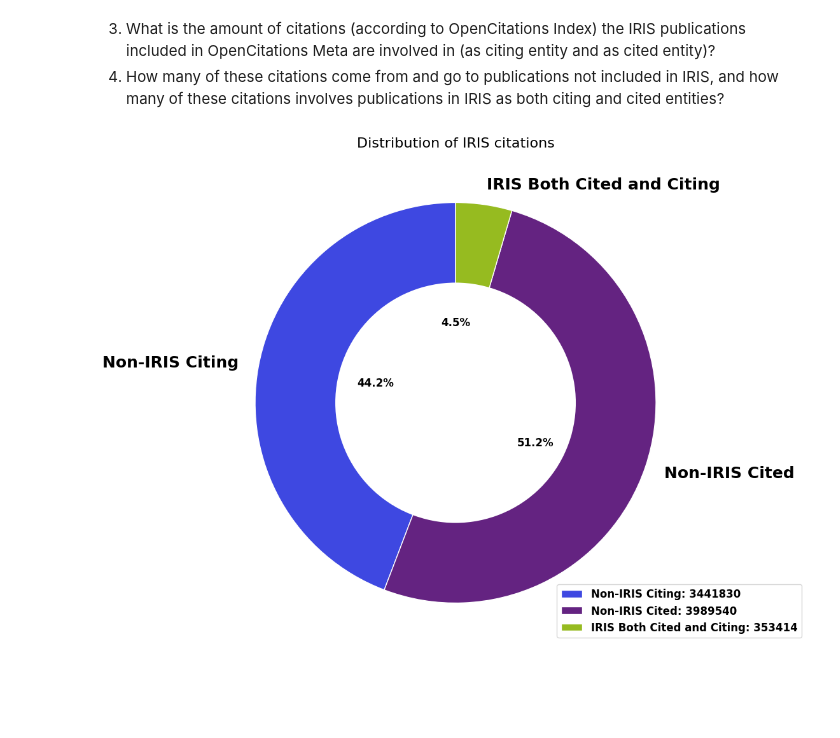
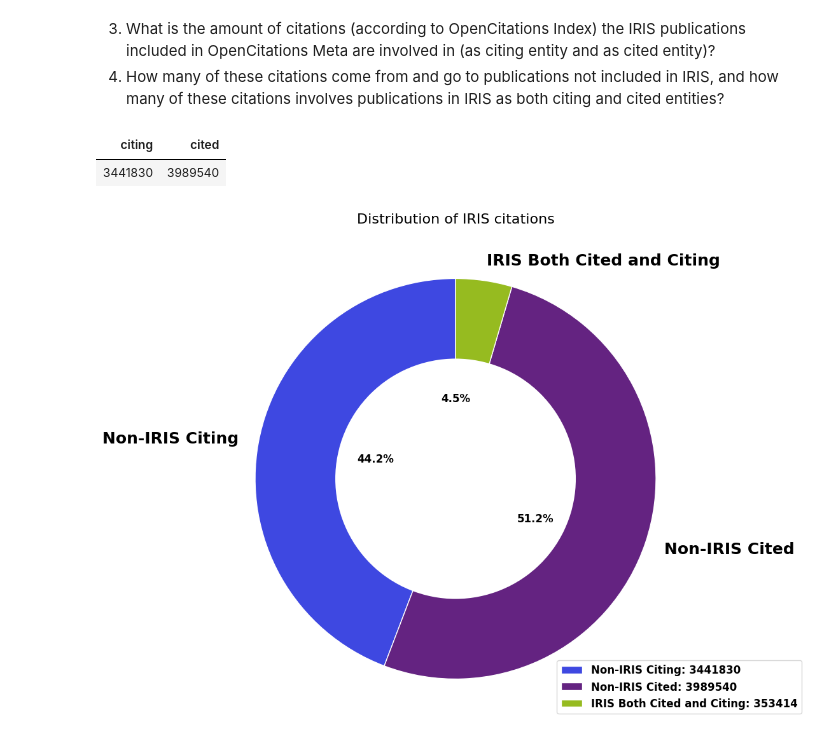
Before and after one commit to open-sci/2023-2024-atreides-code, a Jupyter notebook: notebooks/data_visualization.ipynb, the cells around one changed output. Drawn from its saved outputs; the diff is of its cells as text; code cells hidden in the pictures; blank space fills up the shorter version.

```diff
--- a/notebooks/data_visualization.ipynb
+++ b/notebooks/data_visualization.ipynb
@@ -255,6 +271,12 @@ citations_total = total_3.item()
 citations_non_iris_cited = total_4.select('cited').item()
 citations_non_iris_citing = total_4.select('citing').item()
 citations_iris_both = total_5.item()
+# %%
+total_4 = answer_question_4(iii_path="../data/iris_in_index", iim_path="../data/iris_in_meta")
+total_4
+# %% [output]
+| citing | cited |
+| 3441830 | 3989540 |
 # %%
 plt.rcParams['font.weight'] = 'bold'
 plt.rcParams['font.size'] = 12
```
Also changed, not shown: parts of 6 cells of this notebook, 25 other files.
